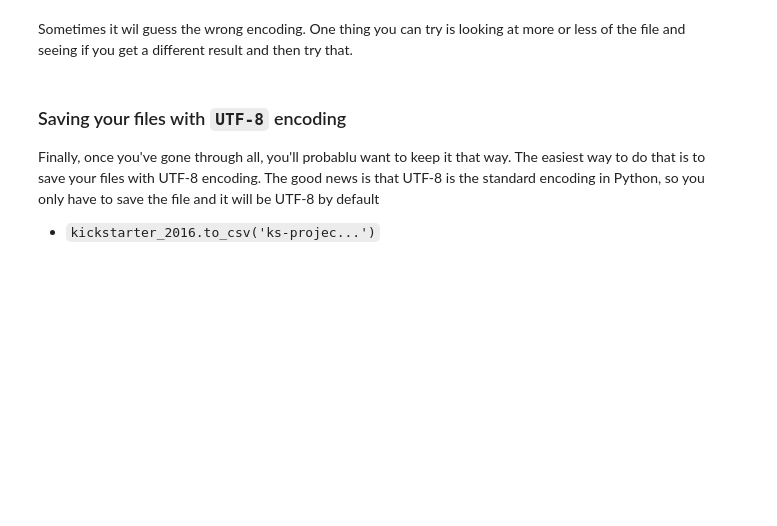
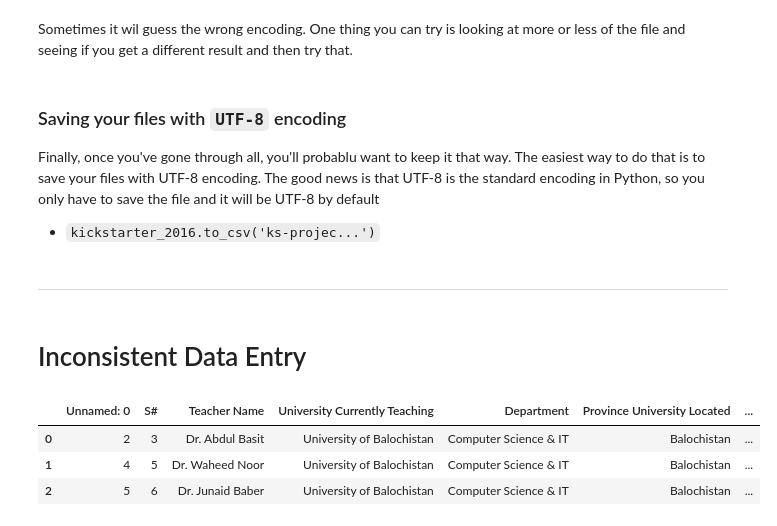
Before and after one commit to JohnFrankIb/Kaggle_Learn, a Jupyter notebook: Data Cleaning/1_data_cleaning.ipynb, the cells around one changed output. Saved outputs shown, nothing was run; the diff lists cells and outputs as text; code cells hidden in the pictures; blank space fills up the shorter version.

```diff
--- a/Data Cleaning/1_data_cleaning.ipynb
+++ b/Data Cleaning/1_data_cleaning.ipynb
@@ -359,3 +359,8 @@ Sometimes it wil guess the wrong encoding. One thing you can try is looking at m
 ### Saving your files with `UTF-8` encoding
 Finally, once you've gone through all, you'll probablu want to keep it that way. The easiest way to do that is to save your files with UTF-8 encoding. The good news is that UTF-8 is the standard encoding in Python, so you only have to save the file and it will be UTF-8 by default
 - `kickstarter_2016.to_csv('ks-projec...')`
+# %% [markdown]
+#
+---
+# %% [markdown]
+# Inconsistent Data Entry
@@ -361,0 +371,12 @@ Finally, once you've gone through all, you'll probablu want to keep it that way.
+# %%
+professors = pd.read_csv('pakistan_intellectual_capital.csv')
+
+# Set seed for reproducibility
+np.random.seed(0)
+# %%
+professors.head(3)
+# %% [output]
+|  | Unnamed: 0 | S# | Teacher Name | University Currently Teaching | Department | Province University Located | ... |
+| 0 | 2 | 3 | Dr. Abdul Basit | University of Balochistan | Computer Science & IT | Balochistan | ... |
+| 1 | 4 | 5 | Dr. Waheed Noor | University of Balochistan | Computer Science & IT | Balochistan | ... |
+| 2 | 5 | 6 | Dr. Junaid Baber | University of Balochistan | Computer Science & IT | Balochistan | ... |
```
Also changed, not shown: parts of 12 cells of this notebook, 1 other file.
